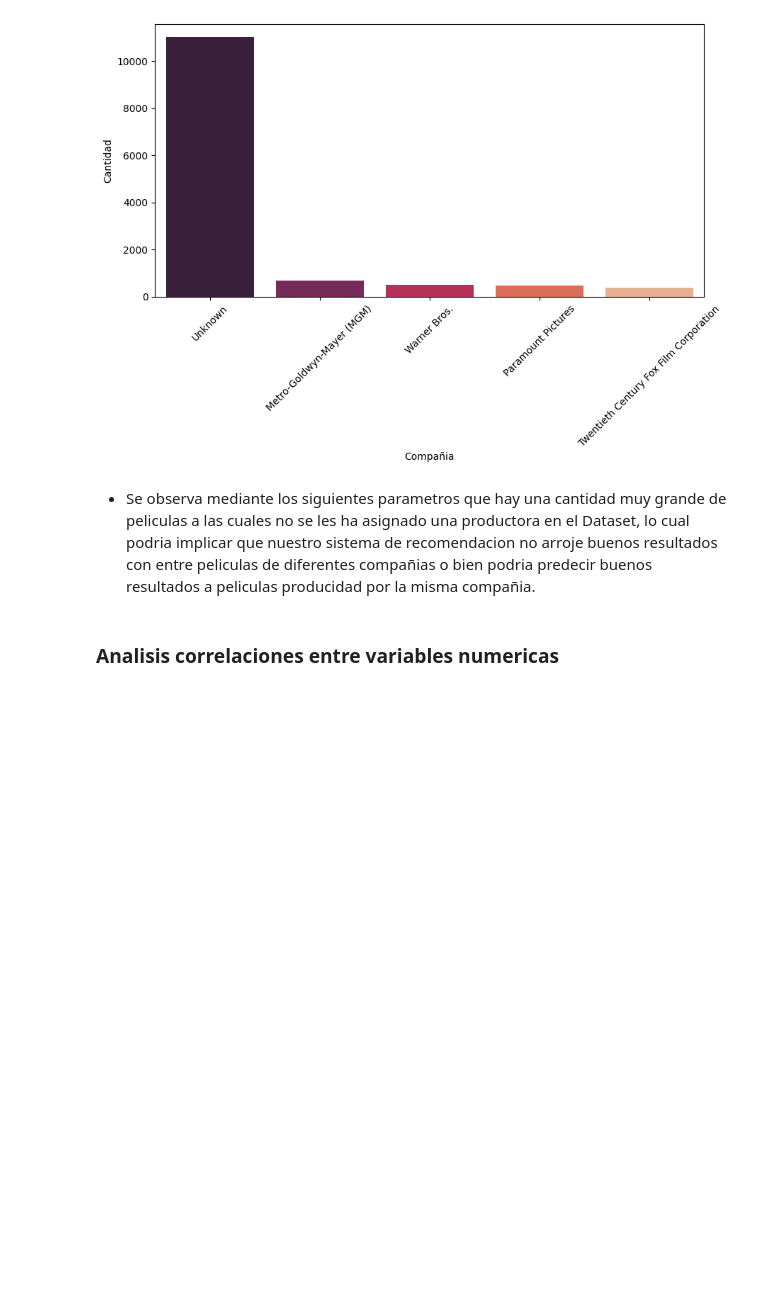
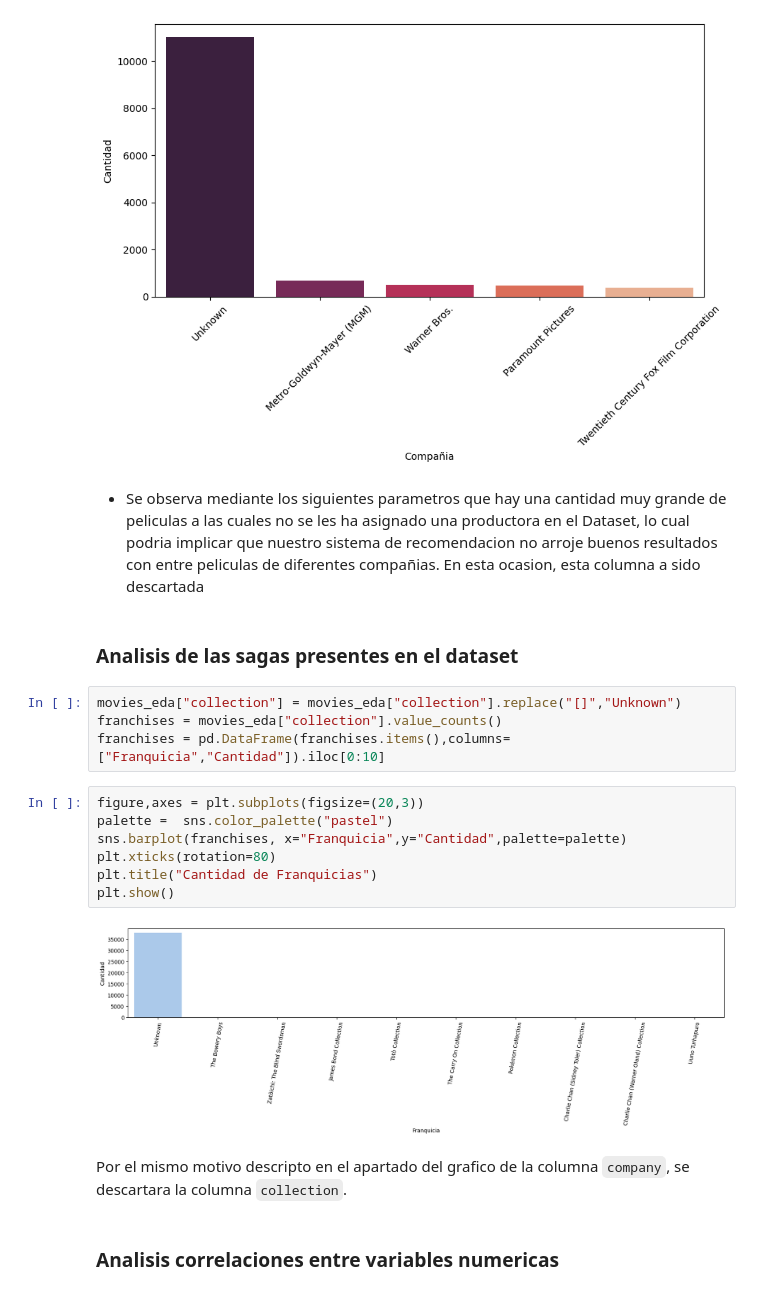
Before and after one commit to MartinFerrari5/Proyecto-Machine-Learning, a Jupyter notebook: notebooks/eda.ipynb, the cells around one changed output. Saved outputs shown, nothing was run; the diff lists cells and outputs as text; blank space fills up the shorter version.

```diff
--- a/notebooks/eda.ipynb
+++ b/notebooks/eda.ipynb
@@ -204,7 +205,24 @@ plt.show()
 # %% [output]
 [figure]
 # %% [markdown]
-* Se observa mediante los siguientes parametros que hay una cantidad muy grande de peliculas a las cuales no se les ha asignado una productora en el Dataset, lo cual podria implicar que nuestro sistema de recomendacion no arroje buenos resultados con entre peliculas de diferentes compañias o bien podria predecir buenos resultados a peliculas producidad por la misma compañia.
+* Se observa mediante los siguientes parametros que hay una cantidad muy grande de peliculas a las cuales no se les ha asignado una productora en el Dataset, lo cual podria implicar que nuestro sistema de recomendacion no arroje buenos resultados con entre peliculas de diferentes compañias. En esta ocasion, esta columna a sido descartada
+# %% [markdown]
+### Analisis de las sagas presentes en el dataset
+# %%
+movies_eda["collection"] = movies_eda["collection"].replace("[]","Unknown")
+franchises = movies_eda["collection"].value_counts()
+franchises = pd.DataFrame(franchises.items(),columns=["Franquicia","Cantidad"]).iloc[0:10]
+# %%
+figure,axes = plt.subplots(figsize=(20,3))
+palette =  sns.color_palette("pastel")
+sns.barplot(franchises, x="Franquicia",y="Cantidad",palette=palette)
+plt.xticks(rotation=80)
+plt.title("Cantidad de Franquicias")
+plt.show()
+# %% [output]
+[figure, added]
+# %% [markdown]
+Por el mismo motivo descripto en el apartado del grafico de la columna `company`, se descartara la columna `collection`.
 # %% [markdown]
 ### Analisis correlaciones entre variables numericas
 # %%
```
Also changed, not shown: parts of 6 cells of this notebook, 6 other files.
